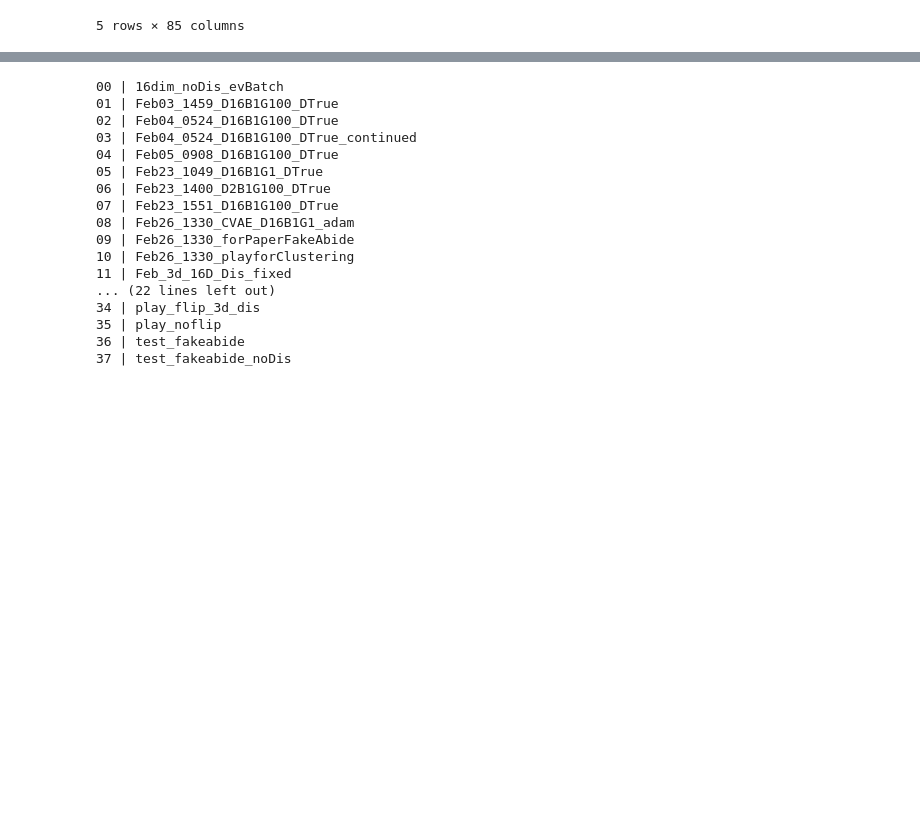
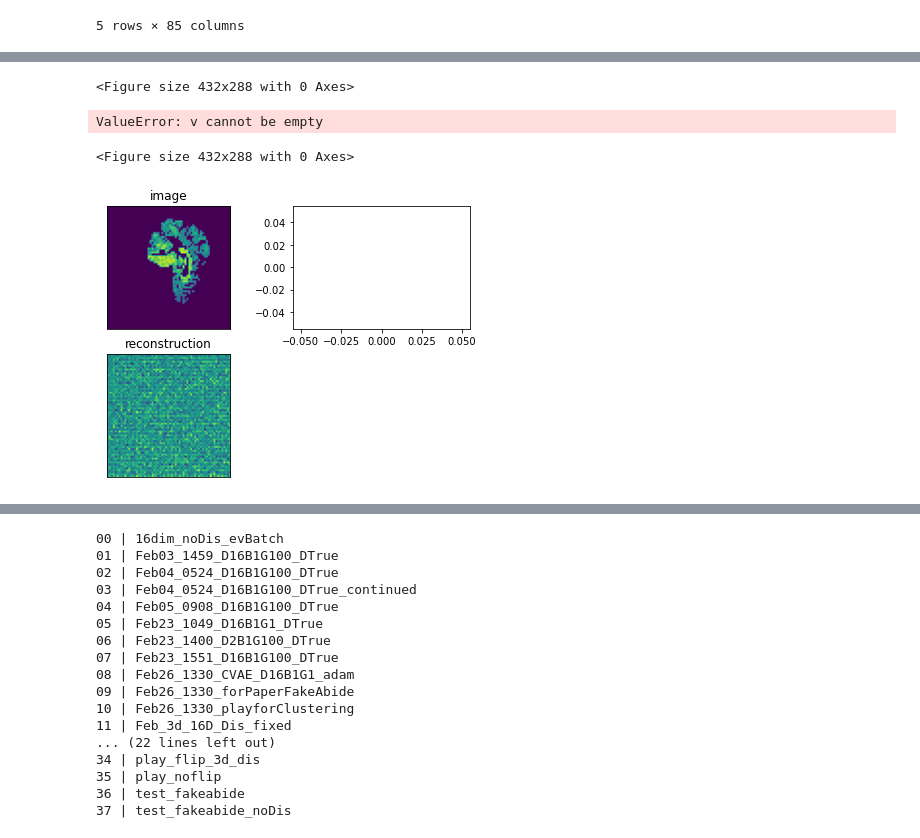
Before and after one commit to Aglinskas/BC-MRI-AE, a Jupyter notebook: Colab Notebooks/main-train_CVAE.ipynb, the cells around one changed output, grey strips where cells are left out. Drawn from its saved outputs; the diff is of its cells as text; code cells hidden in the pictures; blank space fills up the shorter version.

```diff
--- a/Colab Notebooks/main-train_CVAE.ipynb
+++ b/Colab Notebooks/main-train_CVAE.ipynb
@@ -122,5 +124,5 @@ cd ../
 # %%
-# aa = np.array([ABIDE_data[s,:,:,:].sum() for s in range(ABIDE_data.shape[0])])<5000
-# ABIDE_data = ABIDE_data[~aa,:,:,:]
-# ABIDE_subs = ABIDE_subs[~aa]
-# [arr.shape for arr in [ABIDE_subs,ABIDE_data]]
+aa = np.array([ABIDE_data[s,:,:,:].sum() for s in range(ABIDE_data.shape[0])])<5000
+ABIDE_data = ABIDE_data[~aa,:,:,:]
+ABIDE_subs = ABIDE_subs[~aa]
+[arr.shape for arr in [ABIDE_subs,ABIDE_data]]
@@ -129,9 +133,9 @@ cd ../
 # %%
 # print(ABIDE_data.shape)
 # %%
-#ABIDE_data = np.load('/mmfs1/data/aglinska/ABIDE_Data_rb.npy.npz')['data']
-ABIDE_data = np.load('/mmfs1/data/aglinska/ABIDE_data_rb.npz')['data']#.astype(np.float32)
-print(ABIDE_data.shape)
+# #ABIDE_data = np.load('/mmfs1/data/aglinska/ABIDE_Data_rb.npy.npz')['data']
+# ABIDE_data = np.load('/mmfs1/data/aglinska/ABIDE_data_rb.npz')['data']#.astype(np.float32)
+# print(ABIDE_data.shape)
 # %% [output]
 (982, 64, 64, 64)
 # %%
@@ -162,9 +166,9 @@ df = pd.read_csv('./Data/ABIDE_legend_S982.csv',header=0)
 df.reset_index(inplace=True)
 
 
-df = df.drop(df[bad_idx].index)
-ABIDE_data = ABIDE_data[~bad_idx,:,:,:]
-ABIDE_subs = df['BIDS_ID'].values
+#df = df.drop(df[bad_idx].index)
+#ABIDE_data = ABIDE_data[~bad_idx,:,:,:]
+#ABIDE_subs = df['BIDS_ID'].values
 
 df.head(5)
 # %% [output]
@@ -232,7 +236,7 @@ print(ABIDE_data.shape)
 # #np.savez_compressed(dataFnOut,data=ABIDE_data)
 # df.to_csv(dfFnOut)
 # %%
-train_vae = False
+train_vae = True
 # %%
 if train_vae:
     from scipy.spatial.distance import pdist
@@ -252,29 +256,34 @@ def plot_recon_vae():
 # %%
 import pickle
 import make_models;reload(make_models);from make_models import *
 
 if train_vae:
-    latent_dim=32;batch_size=64;disentangle=True;gamma=1
+    latent_dim=32;batch_size=64;disentangle=True;gamma=100
 
     encoder, decoder, vae = get_MRI_VAE_3D(input_shape=(64, 64, 64, 1), latent_dim=latent_dim, batch_size=batch_size, disentangle=disentangle, gamma=gamma)
     loss = list()
     print('ready')
     #fn = '/mmfs1/data/aglinska/tf_outputs/VAE/Jan4th'
     #fn = '/mmfs1/data/aglinska/tf_outputs/VAE/Feb_26_32DB64G100_DisTrue'
-    #fn = '/mmfs1/data/aglinska/tf_outputs/VAE/VAE_2D_b64_NoDis_g1'
+    fn = '/mmfs1/data/aglinska/tf_outputs/VAE/APR_4th_D32DTrue_G100'
 
     if  os.path.exists(fn+'_loss.pickle'):
         print('loading weights')
         vae.load_weights(fn)
         loss = pickle.load(open(fn+'_loss.pickle','rb'))
     else:
         print('no weights found - initializing new')
 
     print(fn)
 
     im1 = ABIDE_data[0:5,:,:,:][0,32,:,:];
     im = vae.predict(ABIDE_data[0:5,:,:,:])[0,32,:,:,0];
     plot_trainProgress(loss,im,im1);
+# %% [output]
+<Figure size 432x288 with 0 Axes>
+ValueError: v cannot be empty
+<Figure size 432x288 with 0 Axes>
+[figure, added]
 # %%
 if train_vae:
     batch_size = 64
```
Also changed, not shown: parts of 12 cells of this notebook, 32 other files.
